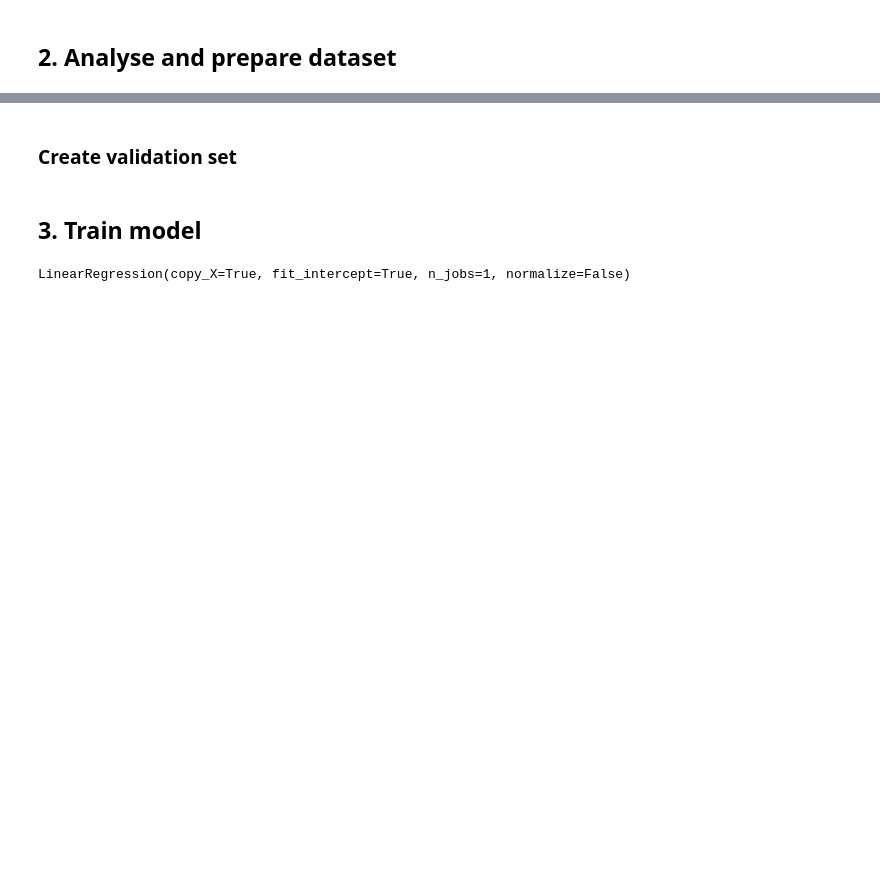
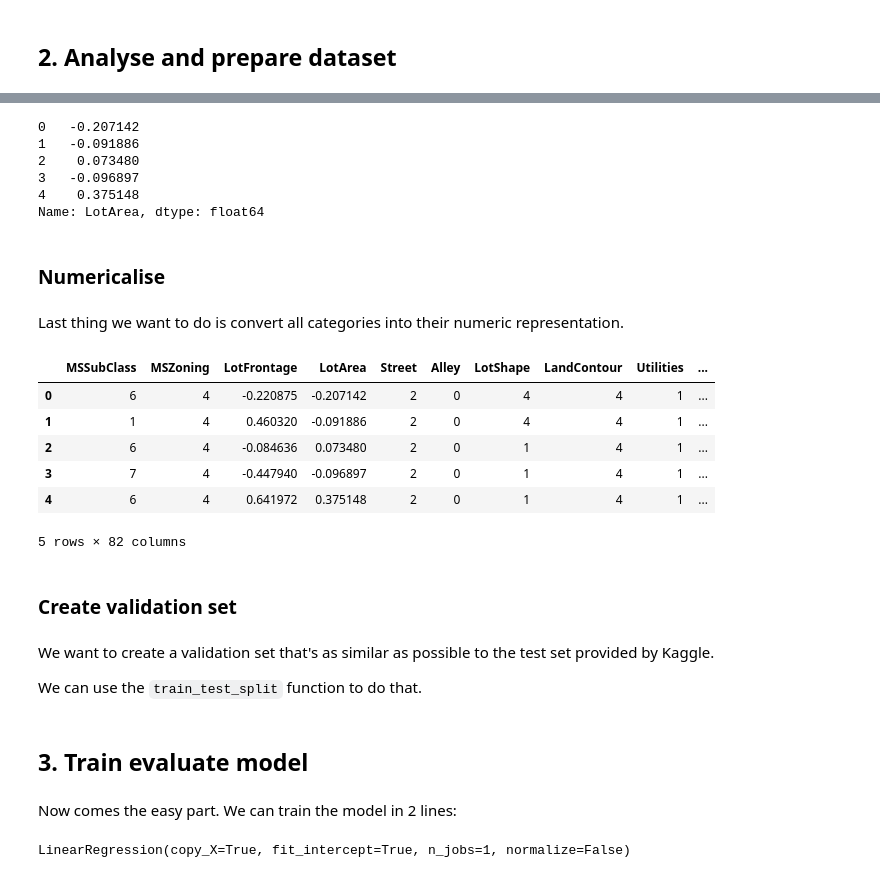
Before and after one commit to Technology-Notes/kaggle-notebooks, a Jupyter notebook: kaggle/house-prices-advanced-regression-techniques/linear-regression.ipynb, the cells around one changed output, grey strips where cells are left out. Cells and saved outputs as stored; diff of their text form; code cells hidden in the pictures; blank space fills up the shorter version.

Commit message:
Housing prices: rework model.

```diff
--- a/kaggle/house-prices-advanced-regression-techniques/linear-regression.ipynb
+++ b/kaggle/house-prices-advanced-regression-techniques/linear-regression.ipynb
@@ -194,0 +160,15 @@ train_scaled = np.column_stack([cont_columns, train_df[categorical_columns].valu
+# %%
+# Quality measures (Excellent, Good, Average, Fair, Poor)
+df_raw.ExterQual.cat.set_categories(['Ex', 'Gd', 'TA', 'Fa', 'Po'], ordered=True, inplace=True)
+df_raw.ExterCond.cat.set_categories(['Ex', 'Gd', 'TA', 'Fa', 'Po'], ordered=True, inplace=True)
+df_raw.BsmtQual.cat.set_categories(['Ex', 'Gd', 'TA', 'Fa', 'Po'], ordered=True, inplace=True)
+df_raw.BsmtExposure.cat.set_categories(['Ex', 'Gd', 'TA', 'Fa', 'Po'], ordered=True, inplace=True)
+df_raw.BsmtFinType1.cat.set_categories(['GLQ', 'ALQ', 'BLQ', 'Rec', 'LwQ', 'Unf'], ordered=True, inplace=True)
+df_raw.BsmtFinType2.cat.set_categories(['GLQ', 'ALQ', 'BLQ', 'Rec', 'LwQ', 'Unf'], ordered=True, inplace=True)
+df_raw.HeatingQC.cat.set_categories(['Ex', 'Gd', 'TA', 'Fa', 'Po'], ordered=True, inplace=True)
+df_raw.KitchenQual.cat.set_categories(['Ex', 'Gd', 'TA', 'Fa', 'Po'], ordered=True, inplace=True)
+df_raw.FireplaceQu.cat.set_categories(['Ex', 'Gd', 'TA', 'Fa', 'Po'], ordered=True, inplace=True)
+df_raw.GarageFinish.cat.set_categories(['Fin', 'Rfn', 'Unf'], ordered=True, inplace=True)
+df_raw.GarageQual.cat.set_categories(['Ex', 'Gd', 'TA', 'Fa', 'Po'], ordered=True, inplace=True)
+df_raw.GarageCond.cat.set_categories(['Ex', 'Gd', 'TA', 'Fa', 'Po'], ordered=True, inplace=True)
+df_raw.PoolQC.cat.set_categories(['Ex', 'Gd', 'TA', 'Fa'], ordered=True, inplace=True)
@@ -194,0 +181,13 @@ train_scaled = np.column_stack([cont_columns, train_df[categorical_columns].valu
+# %%
+nas = {}
+
+for col in continuous_columns:
+    if not pd.isna(df_raw[col]).sum():
+        continue
+
+    median = df_raw[col].median()
+
+    df_raw[f'{col}_na'] = pd.isna(df_raw[col])
+    df_raw[col] = df_raw[col].fillna(median)
+
+    nas[col] = median
@@ -195,3 +209,39 @@ train_scaled = np.column_stack([cont_columns, train_df[categorical_columns].valu
+# %%
+scaler = StandardScaler()
+df_raw[continuous_columns] = scaler.fit_transform(df_raw[continuous_columns])
+# %%
+df_raw['LotArea'].head()
+# %% [output]
+0   -0.207142
+1   -0.091886
+2    0.073480
+3   -0.096897
+4    0.375148
+Name: LotArea, dtype: float64
+# %% [markdown]
+### Numericalise
+# %% [markdown]
+Last thing we want to do is convert all categories into their numeric representation.
+# %%
+df_numeric = df_raw.copy()
+
+for col_name in categorical_columns:
+    # Use +1 to push the -1 NaN value to 0
+    df_numeric[col_name] = df_numeric[col_name].cat.codes + 1
+# %%
+df_numeric.head()
+# %% [output]
+|  | MSSubClass | MSZoning | LotFrontage | LotArea | Street | Alley | LotShape | LandContour | Utilities | ... |
+| 0 | 6 | 4 | -0.220875 | -0.207142 | 2 | 0 | 4 | 4 | 1 | ... |
+| 1 | 1 | 4 | 0.460320 | -0.091886 | 2 | 0 | 4 | 4 | 1 | ... |
+| 2 | 6 | 4 | -0.084636 | 0.073480 | 2 | 0 | 1 | 4 | 1 | ... |
+| 3 | 7 | 4 | -0.447940 | -0.096897 | 2 | 0 | 1 | 4 | 1 | ... |
+| 4 | 6 | 4 | 0.641972 | 0.375148 | 2 | 0 | 1 | 4 | 1 | ... |
+5 rows × 82 columns
 # %% [markdown]
 ### Create validation set
+# %% [markdown]
+We want to create a validation set that's as similar as possible to the test set provided by Kaggle.
+
+We can use the `train_test_split` function to do that.
 # %%
@@ -199,5 +249,7 @@ X_train, X_val, y_train, y_val = train_test_split(train_scaled, train_target, te
 # %% [markdown]
-## 3. Train model
+## 3. Train evaluate model
+# %% [markdown]
+Now comes the easy part. We can train the model in 2 lines:
 # %%
 model = LinearRegression()
 # %%
```
Also changed, not shown: parts of 85 cells of this notebook.
